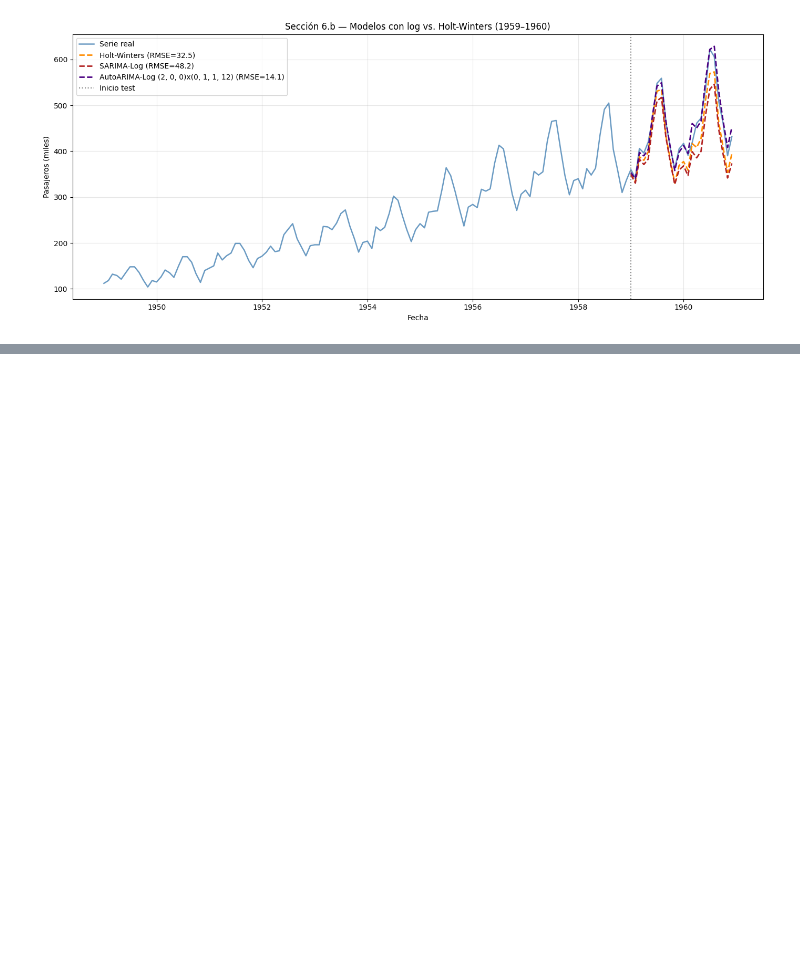
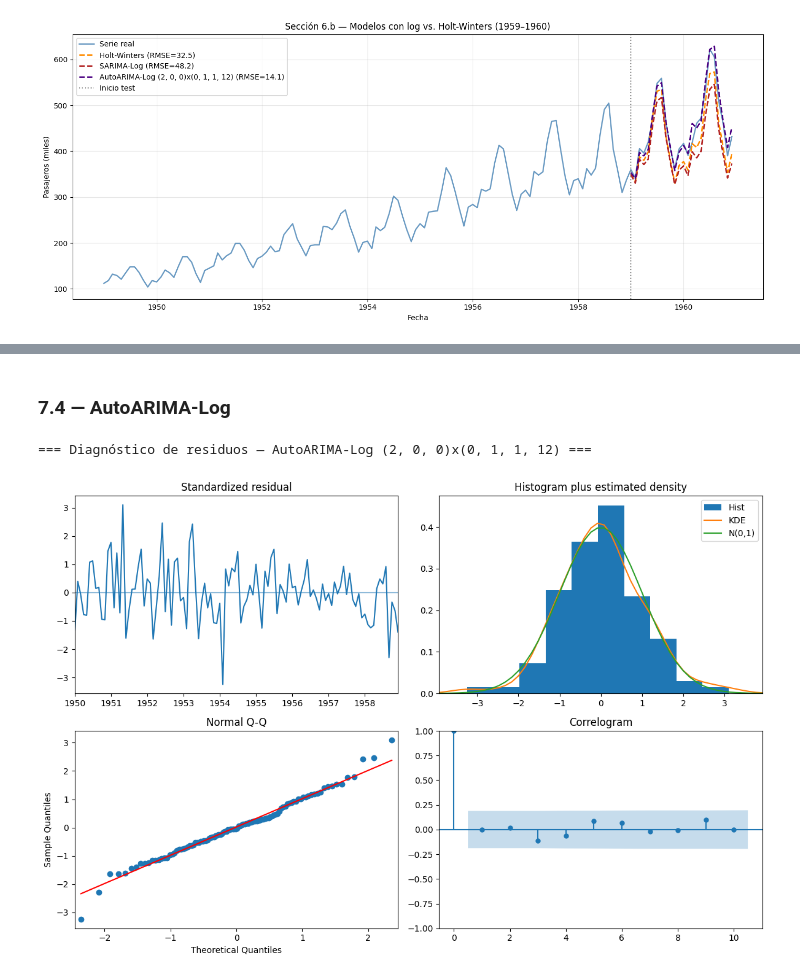
Before and after one commit to jbrazonath/Analisis-de-Series-de-Tiempo, a Jupyter notebook: Proyecto_Series_Tiempo.ipynb, the cells around one changed output, grey strips where cells are left out. Drawn from its saved outputs; the diff is of its cells as text; code cells hidden in the pictures; blank space fills up the shorter version.

```diff
--- a/Proyecto_Series_Tiempo.ipynb
+++ b/Proyecto_Series_Tiempo.ipynb
@@ -816,0 +917,10 @@ plt.tight_layout(); plt.show()
+# %% [markdown]
+### 7.4 — AutoARIMA-Log
+# %%
+print(f"=== Diagnóstico de residuos — AutoARIMA-Log {modelo_auto_log.order}x{modelo_auto_log.seasonal_order} ===")
+modelo_auto_log.plot_diagnostics(figsize=(12, 8))
+plt.tight_layout()
+plt.show()
+# %% [output]
+=== Diagnóstico de residuos — AutoARIMA-Log (2, 0, 0)x(0, 1, 1, 12) ===
+[figure, added]
```
Also changed, not shown: parts of 23 cells of this notebook.
